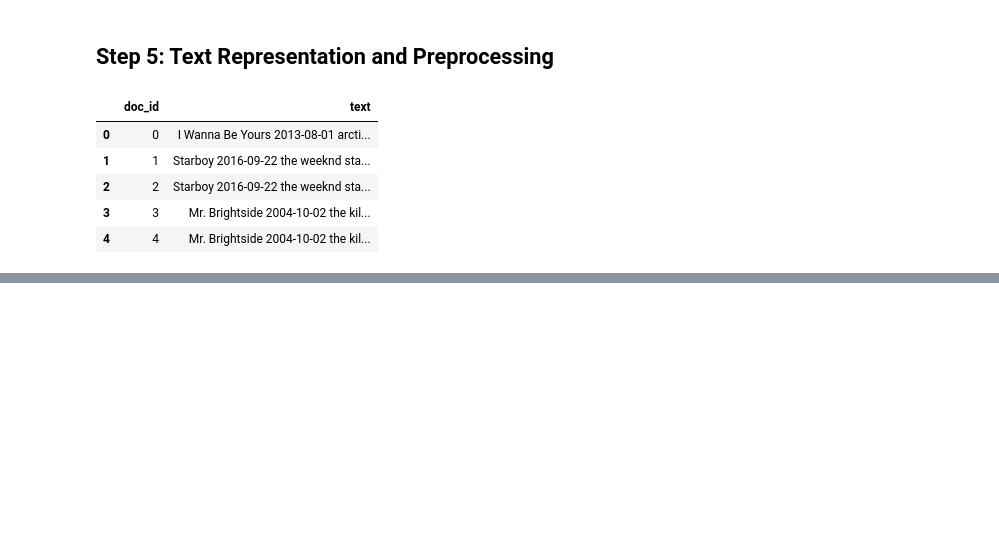
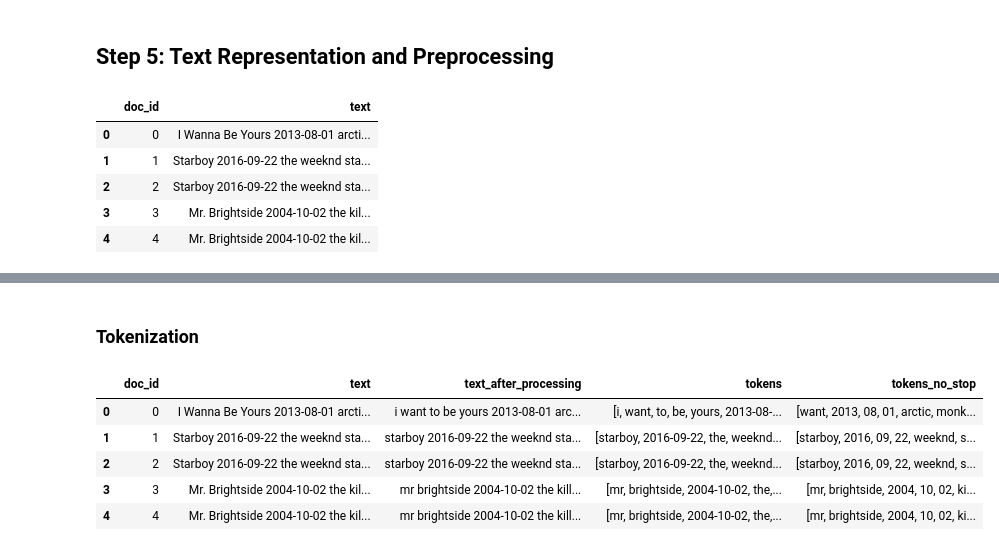
Before and after one commit to nunollages/IPAI, a Jupyter notebook: Code.ipynb, the cells around one changed output, grey strips where cells are left out. Drawn from its saved outputs; the diff is of its cells as text; code cells hidden in the pictures; blank space fills up the shorter version.

```diff
--- a/Code.ipynb
+++ b/Code.ipynb
@@ -689,0 +725,15 @@ df.head()
+# %% [markdown]
+### Tokenization
+# %%
+def tokenize(s: str):
+    return s.split()
+
+df["tokens"] = df["text_after_processing"].apply(tokenize)
+df.head()
+# %% [output]
+|  | doc_id | text | text_after_processing | tokens | tokens_no_stop |
+| 0 | 0 | I Wanna Be Yours 2013-08-01 arcti... | i want to be yours 2013-08-01 arc... | [i, want, to, be, yours, 2013-08-... | [want, 2013, 08, 01, arctic, monk... |
+| 1 | 1 | Starboy 2016-09-22 the weeknd sta... | starboy 2016-09-22 the weeknd sta... | [starboy, 2016-09-22, the, weeknd... | [starboy, 2016, 09, 22, weeknd, s... |
+| 2 | 2 | Starboy 2016-09-22 the weeknd sta... | starboy 2016-09-22 the weeknd sta... | [starboy, 2016-09-22, the, weeknd... | [starboy, 2016, 09, 22, weeknd, s... |
+| 3 | 3 | Mr. Brightside 2004-10-02 the kil... | mr brightside 2004-10-02 the kill... | [mr, brightside, 2004-10-02, the,... | [mr, brightside, 2004, 10, 02, ki... |
+| 4 | 4 | Mr. Brightside 2004-10-02 the kil... | mr brightside 2004-10-02 the kill... | [mr, brightside, 2004-10-02, the,... | [mr, brightside, 2004, 10, 02, ki... |
```
Also changed, not shown: parts of 12 cells of this notebook, 3 other files.
